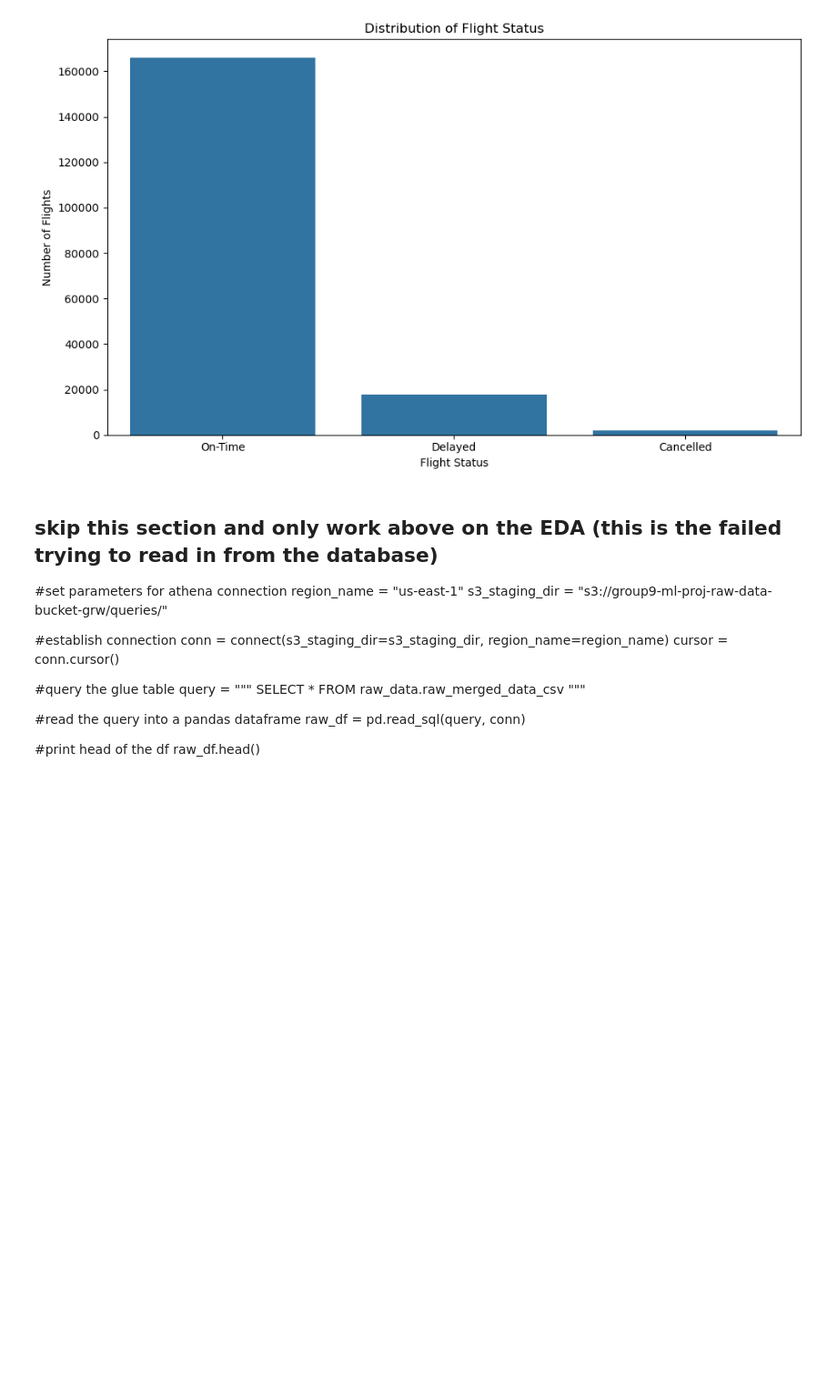
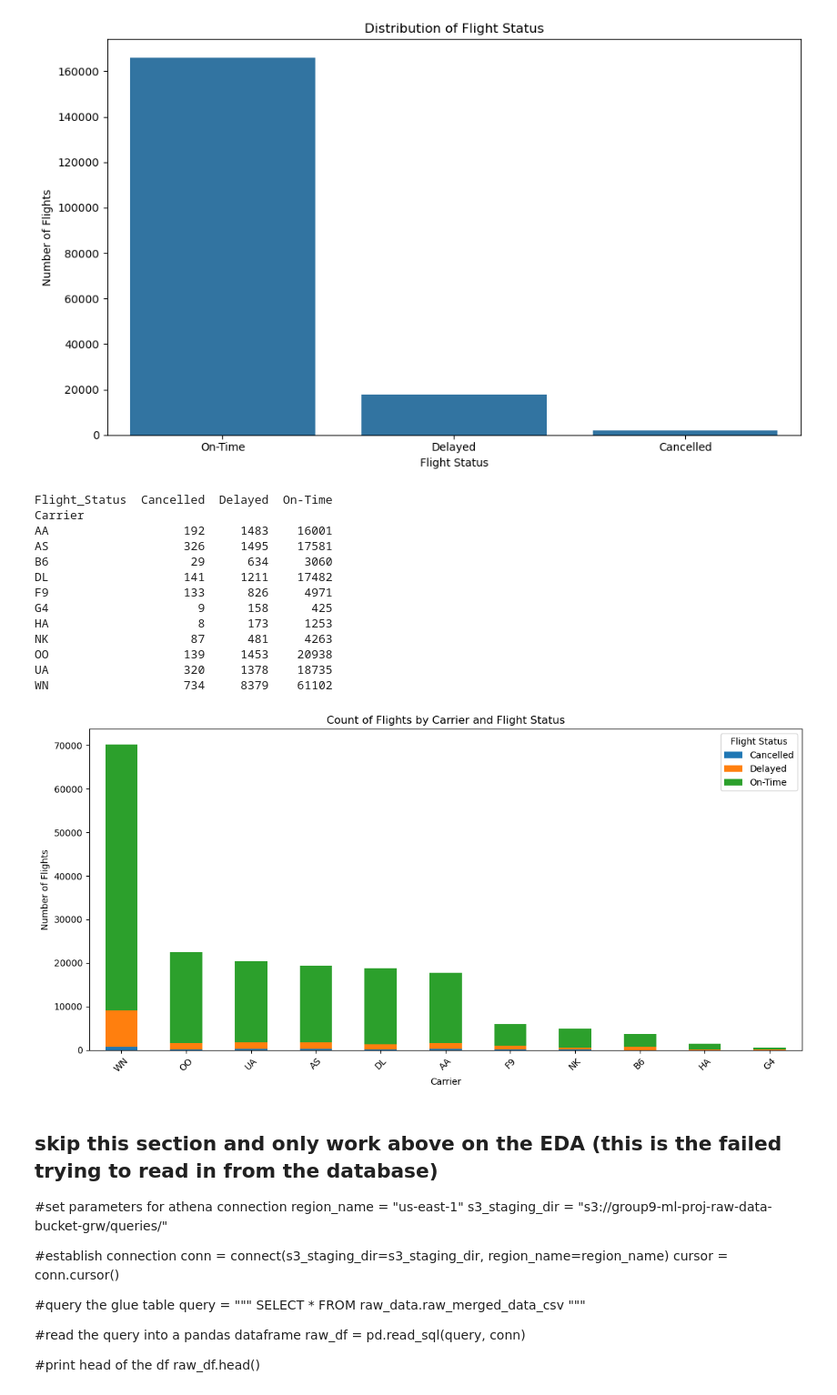
Before and after one commit to gw-00/ADS-508-Project, a Jupyter notebook: 3_clean_data/1_EDA.ipynb, the cells around one changed output. Shown: that part at 91% size. Drawn from its saved outputs; the diff is of its cells as text; code cells hidden in the pictures; blank space fills up the shorter version.

```diff
--- a/3_clean_data/1_EDA.ipynb
+++ b/3_clean_data/1_EDA.ipynb
@@ -165,6 +165,44 @@ plt.show()
 1       Delayed   17671    9.521013
 2     Cancelled    2118    1.141164
 [figure]
+# %%
+# explore flight carriers and statuses
+# get the count of flights by carrier and status
+carrier_status_counts = raw_eda_df.groupby(['OP_UNIQUE_CARRIER', 'Flight_Status']).size().reset_index()
+carrier_status_counts.columns = ['Carrier', 'Flight_Status', 'Count']
+
+# pivot table for plotting
+carrier_status_pivot = carrier_status_counts.pivot(index='Carrier', columns='Flight_Status', values='Count').fillna(0)
+print(carrier_status_pivot)
+# sort by total flight count per carrier
+carrier_status_pivot['Total'] = carrier_status_pivot.sum(axis=1)
+carrier_status_pivot = carrier_status_pivot.sort_values(by='Total', ascending=False)
+carrier_status_pivot = carrier_status_pivot.drop(columns='Total')
+
+# plot stacked bar chart
+carrier_status_pivot.plot(kind='bar', stacked=True, figsize=(12, 6))
+plt.title('Count of Flights by Carrier and Flight Status')
+plt.xlabel('Carrier')
+plt.ylabel('Number of Flights')
+plt.legend(title='Flight Status')
+plt.xticks(rotation=45)
+plt.tight_layout()
+plt.show()
+# %% [output]
+Flight_Status  Cancelled  Delayed  On-Time
+Carrier
+AA                   192     1483    16001
+AS                   326     1495    17581
+B6                    29      634     3060
+DL                   141     1211    17482
+F9                   133      826     4971
+G4                     9      158      425
+HA                     8      173     1253
+NK                    87      481     4263
+OO                   139     1453    20938
+UA                   320     1378    18735
+WN                   734     8379    61102
+[figure, added]
 # %% [markdown]
 ## skip this section and only work above on the EDA (this is the failed trying to read in from the database)
 
```
